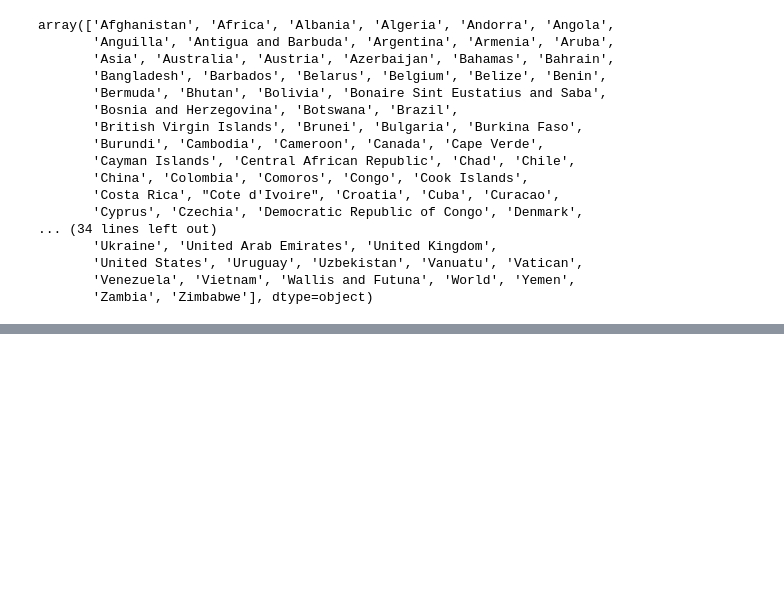
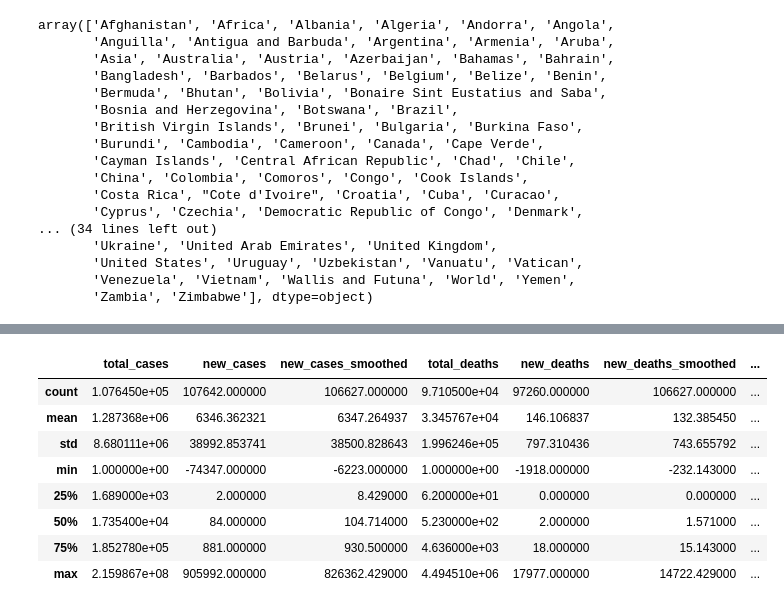
Before and after one commit to adrianmoses/100-ml-projects, a Jupyter notebook: 001/Project 001.ipynb, the cells around one changed output, grey strips where cells are left out. Saved outputs shown, nothing was run; the diff lists cells and outputs as text; code cells hidden in the pictures; blank space fills up the shorter version.

```diff
--- a/001/Project 001.ipynb
+++ b/001/Project 001.ipynb
@@ -39,0 +86,13 @@ array(['Afghanistan', 'Africa', 'Albania', 'Algeria', 'Andorra', 'Angola',
+# %%
+#summary of numeric data
+df.describe()
+# %% [output]
+|  | total_cases | new_cases | new_cases_smoothed | total_deaths | new_deaths | new_deaths_smoothed | ... |
+| count | 1.076450e+05 | 107642.000000 | 106627.000000 | 9.710500e+04 | 97260.000000 | 106627.000000 | ... |
+| mean | 1.287368e+06 | 6346.362321 | 6347.264937 | 3.345767e+04 | 146.106837 | 132.385450 | ... |
+| std | 8.680111e+06 | 38992.853741 | 38500.828643 | 1.996246e+05 | 797.310436 | 743.655792 | ... |
+| min | 1.000000e+00 | -74347.000000 | -6223.000000 | 1.000000e+00 | -1918.000000 | -232.143000 | ... |
+| 25% | 1.689000e+03 | 2.000000 | 8.429000 | 6.200000e+01 | 0.000000 | 0.000000 | ... |
+| 50% | 1.735400e+04 | 84.000000 | 104.714000 | 5.230000e+02 | 2.000000 | 1.571000 | ... |
+| 75% | 1.852780e+05 | 881.000000 | 930.500000 | 4.636000e+03 | 18.000000 | 15.143000 | ... |
+| max | 2.159867e+08 | 905992.000000 | 826362.429000 | 4.494510e+06 | 17977.000000 | 14722.429000 | ... |
```
Also changed, not shown: parts of 6 cells of this notebook.
